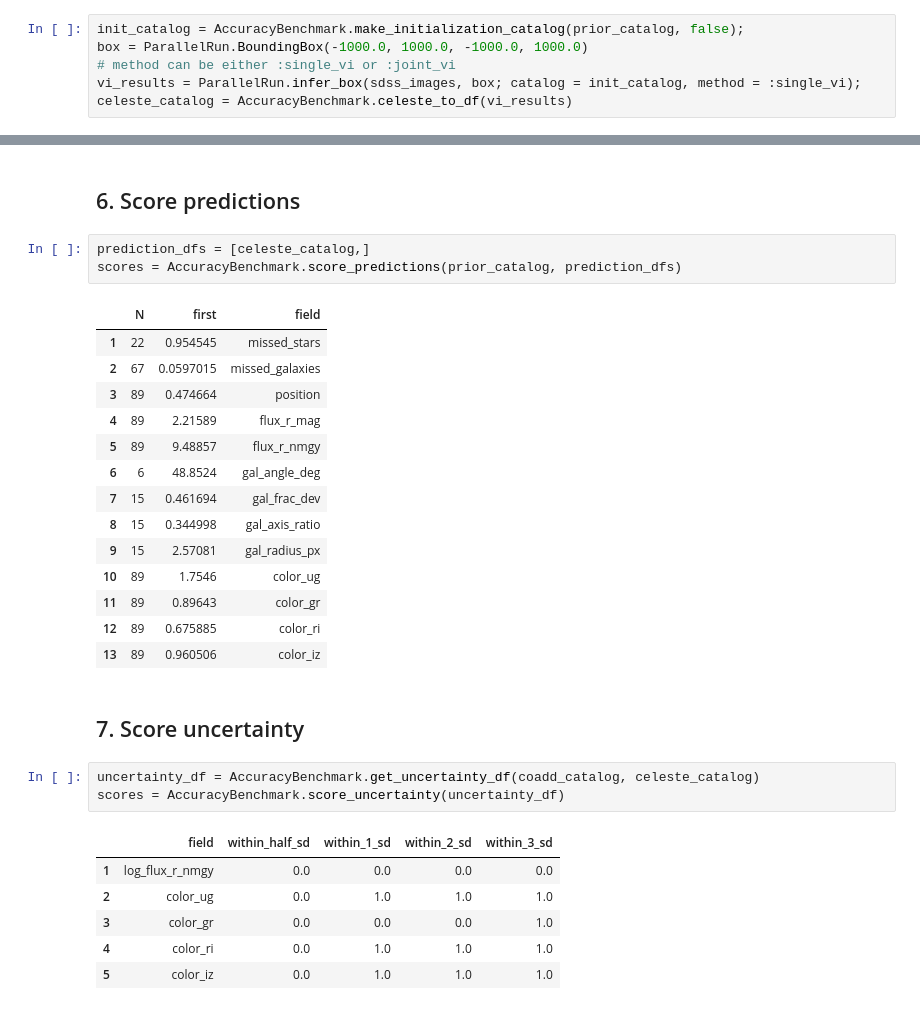
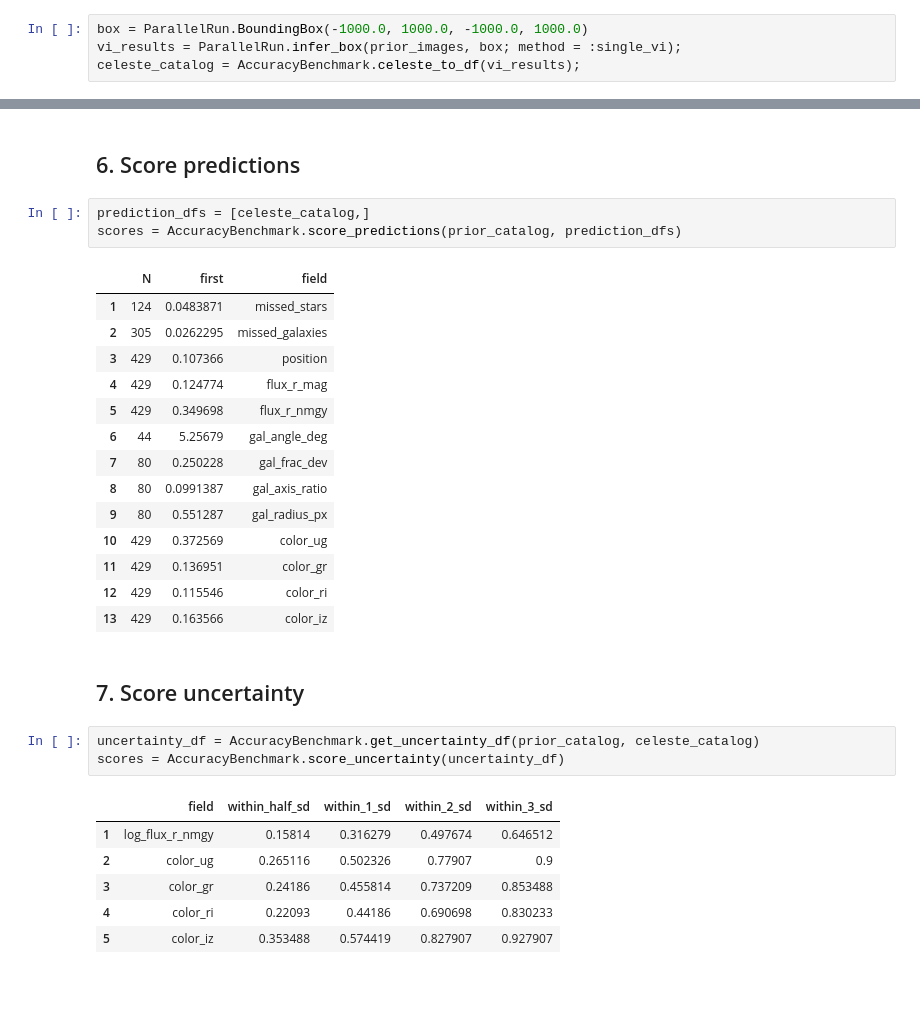
Before and after one commit to jeff-regier/Celeste.jl, a Jupyter notebook: experiments/synthetic.ipynb, the cells around one changed output, grey strips where cells are left out. Drawn from its saved outputs; the diff is of its cells as text.

````diff
--- a/experiments/synthetic.ipynb
+++ b/experiments/synthetic.ipynb
@@ -72,10 +74,8 @@ export OMP_NUM_THREADS=1
 export JULIA_NUM_THREADS=4
 ```
 # %%
-init_catalog = AccuracyBenchmark.make_initialization_catalog(prior_catalog, false);
 box = ParallelRun.BoundingBox(-1000.0, 1000.0, -1000.0, 1000.0)
-# method can be either :single_vi or :joint_vi
-vi_results = ParallelRun.infer_box(sdss_images, box; catalog = init_catalog, method = :single_vi);
-celeste_catalog = AccuracyBenchmark.celeste_to_df(vi_results)
+vi_results = ParallelRun.infer_box(prior_images, box; method = :single_vi);
+celeste_catalog = AccuracyBenchmark.celeste_to_df(vi_results);
 # %% [output]
 [1]<1> INFO: processing box -1000.0, 1000.0, -1000.0, 1000.0 with 4 threads
@@ -123,28 +106,28 @@ prediction_dfs = [celeste_catalog,]
 scores = AccuracyBenchmark.score_predictions(prior_catalog, prediction_dfs)
 # %% [output]
 |  | N | first | field |
-| 1 | 22 | 0.954545 | missed_stars |
-| 2 | 67 | 0.0597015 | missed_galaxies |
-| 3 | 89 | 0.474664 | position |
-| 4 | 89 | 2.21589 | flux_r_mag |
-| 5 | 89 | 9.48857 | flux_r_nmgy |
-| 6 | 6 | 48.8524 | gal_angle_deg |
-| 7 | 15 | 0.461694 | gal_frac_dev |
-| 8 | 15 | 0.344998 | gal_axis_ratio |
-| 9 | 15 | 2.57081 | gal_radius_px |
-| 10 | 89 | 1.7546 | color_ug |
-| 11 | 89 | 0.89643 | color_gr |
-| 12 | 89 | 0.675885 | color_ri |
-| 13 | 89 | 0.960506 | color_iz |
+| 1 | 124 | 0.0483871 | missed_stars |
+| 2 | 305 | 0.0262295 | missed_galaxies |
+| 3 | 429 | 0.107366 | position |
+| 4 | 429 | 0.124774 | flux_r_mag |
+| 5 | 429 | 0.349698 | flux_r_nmgy |
+| 6 | 44 | 5.25679 | gal_angle_deg |
+| 7 | 80 | 0.250228 | gal_frac_dev |
+| 8 | 80 | 0.0991387 | gal_axis_ratio |
+| 9 | 80 | 0.551287 | gal_radius_px |
+| 10 | 429 | 0.372569 | color_ug |
+| 11 | 429 | 0.136951 | color_gr |
+| 12 | 429 | 0.115546 | color_ri |
+| 13 | 429 | 0.163566 | color_iz |
 # %% [markdown]
 ## 7. Score uncertainty
 # %%
-uncertainty_df = AccuracyBenchmark.get_uncertainty_df(coadd_catalog, celeste_catalog)
+uncertainty_df = AccuracyBenchmark.get_uncertainty_df(prior_catalog, celeste_catalog)
 scores = AccuracyBenchmark.score_uncertainty(uncertainty_df)
 # %% [output]
 |  | field | within_half_sd | within_1_sd | within_2_sd | within_3_sd |
-| 1 | log_flux_r_nmgy | 0.0 | 0.0 | 0.0 | 0.0 |
-| 2 | color_ug | 0.0 | 1.0 | 1.0 | 1.0 |
-| 3 | color_gr | 0.0 | 0.0 | 0.0 | 1.0 |
-| 4 | color_ri | 0.0 | 1.0 | 1.0 | 1.0 |
-| 5 | color_iz | 0.0 | 1.0 | 1.0 | 1.0 |
+| 1 | log_flux_r_nmgy | 0.15814 | 0.316279 | 0.497674 | 0.646512 |
+| 2 | color_ug | 0.265116 | 0.502326 | 0.77907 | 0.9 |
+| 3 | color_gr | 0.24186 | 0.455814 | 0.737209 | 0.853488 |
+| 4 | color_ri | 0.22093 | 0.44186 | 0.690698 | 0.830233 |
+| 5 | color_iz | 0.353488 | 0.574419 | 0.827907 | 0.927907 |
````
Also changed, not shown: parts of 3 cells of this notebook, 1 other file.
